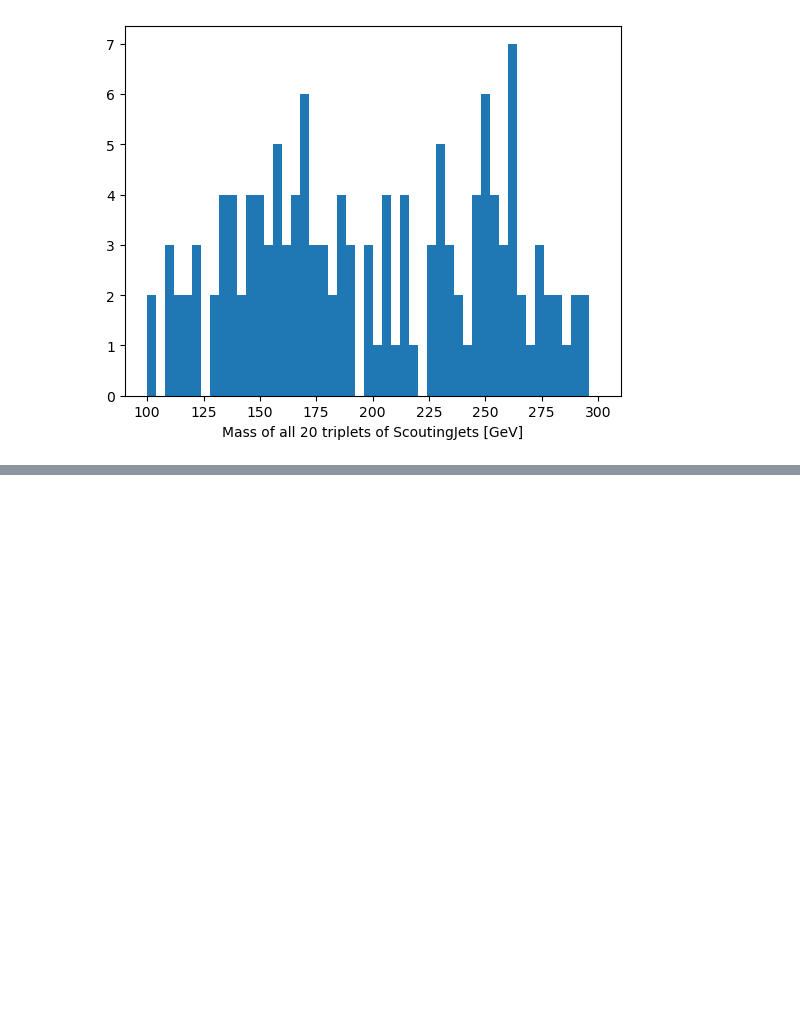
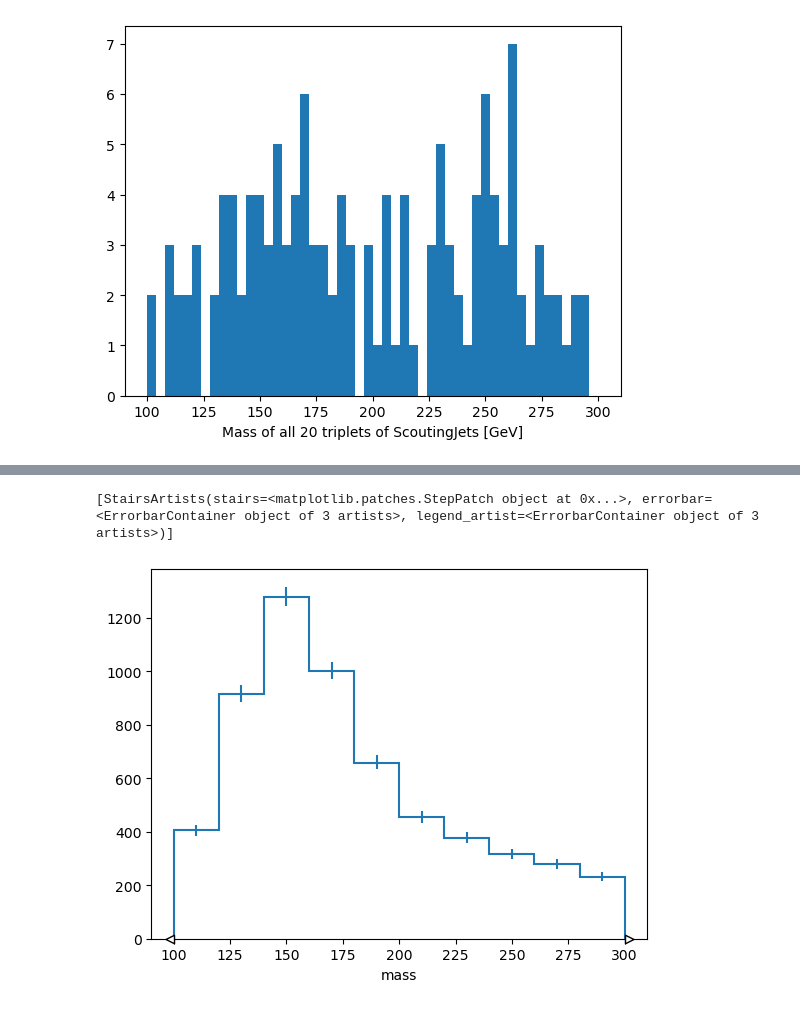
Before and after one commit to akanugan/MultiJets, a Jupyter notebook: top_sample_analyzer.ipynb, the cells around one changed output, grey strips where cells are left out. Cells and saved outputs as stored; diff of their text form; code cells hidden in the pictures; blank space fills up the shorter version.

```diff
--- a/top_sample_analyzer.ipynb
+++ b/top_sample_analyzer.ipynb
@@ -220,3 +212,11 @@ m_events = small_events[scouting_selection.all("SixJets","OneB", "OneC", "OneAS"
 #cj = m_events.ScoutingJet[m_events.GenJet.partonFlavour == 4]
 #asj = m_events.ScoutingJet[m_events.GenJet.partonFlavour == -3]
 bj = m_events.ScoutingJet[m_events.GenJet.partonFlavour == 5]
+# %%
+sc_wrong = Hist(hist.axis.Regular(bins=10, start=100, stop=300, name="mass"))
+
+sc_wrong.fill(mass=triplet_mass_from_flavor(small_events,-1,4,5).compute())
+sc_wrong.plot1d()
+# %% [output]
+[StairsArtists(stairs=<matplotlib.patches.StepPatch object at 0x...>, errorbar=<ErrorbarContainer object of 3 artists>, legend_artist=<ErrorbarContainer object of 3 artists>)]
+[figure, added]
```
Also changed, not shown: parts of 18 cells of this notebook.
